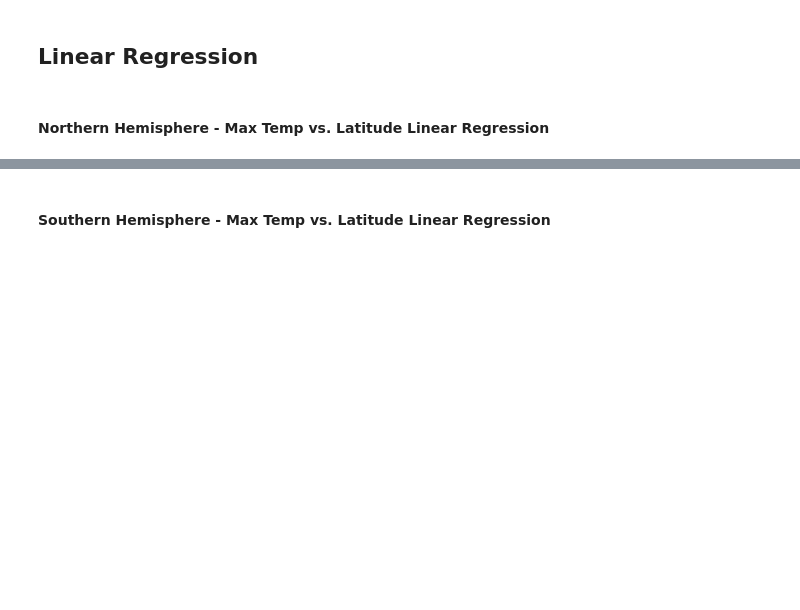
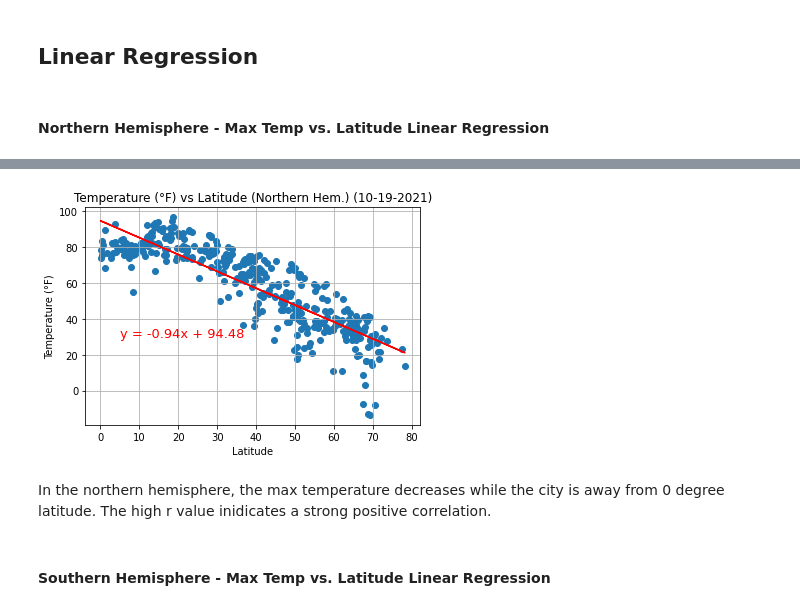
Before and after one commit to melorebecca/python-api-challenge, a Jupyter notebook: WeatherPy/WeatherPy.ipynb, the cells around one changed output, grey strips where cells are left out. Drawn from its saved outputs; the diff is of its cells as text; code cells hidden in the pictures; blank space fills up the shorter version.

```diff
--- a/WeatherPy/WeatherPy.ipynb
+++ b/WeatherPy/WeatherPy.ipynb
@@ -272,2 +290,19 @@ The r-value is: 0.46937863826630627
+# %%
+plt.scatter(northern_cities["Lat"], northern_cities["Max Temp"])
+plt.grid()
+plt.xlabel("Latitude")
+plt.ylabel("Temperature (°F)")
+plt.title(f'Temperature (°F) vs Latitude (Northern Hem.) ({date})')
+(slope, intercept, rvalue, pvalue, stderr) = linregress(northern_cities["Lat"], northern_cities["Max Temp"])
+regress_values = northern_cities["Lat"] * slope + intercept
+line_equation = "y = " + str(round(slope,2)) + "x + " + str(round(intercept,2))
+plt.annotate(line_equation,(5,30), fontsize=13,color="red")
+plt.plot(northern_cities["Lat"],regress_values,"r-")
+
+plt.savefig("../images/tempvlatnorthernhem.png")
+# %% [output]
+[figure, added]
+# %% [markdown]
+In the northern hemisphere, the max temperature decreases while the city is away from 0 degree latitude. The high r value inidicates a strong positive correlation.
 # %% [markdown]
 ####  Southern Hemisphere - Max Temp vs. Latitude Linear Regression
```
Also changed, not shown: parts of 20 cells of this notebook, 5 other files.
